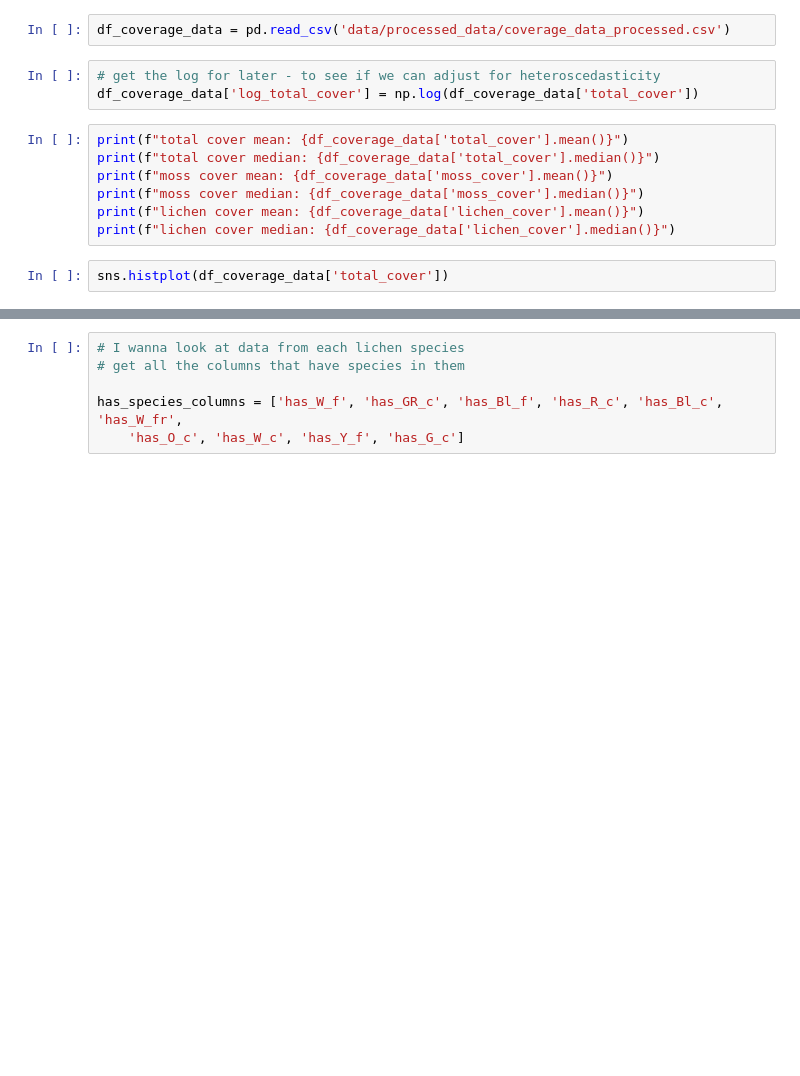
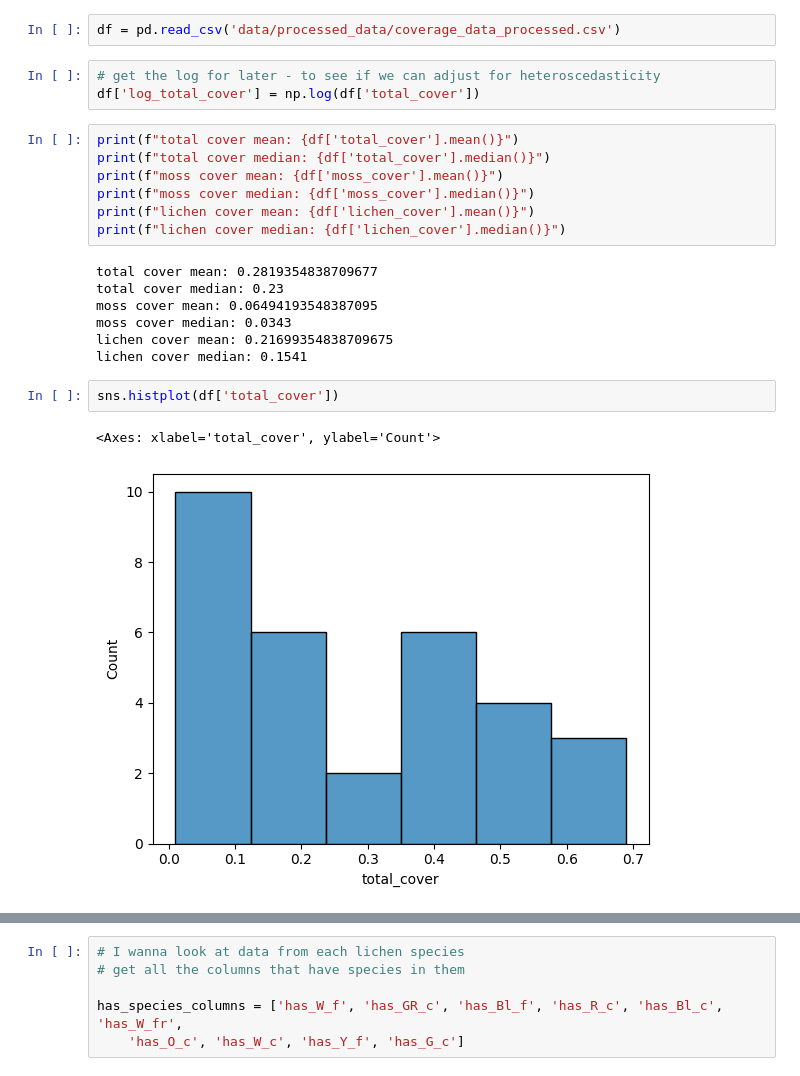
Before and after one commit to Sari-Parvillers/Vulnerable-Earth-TW1-2025, a Jupyter notebook: data_exploration.ipynb, the cells around one changed output, grey strips where cells are left out. Saved outputs shown, nothing was run; the diff lists cells and outputs as text; blank space fills up the shorter version.

```diff
--- a/data_exploration.ipynb
+++ b/data_exploration.ipynb
@@ -9,15 +7,25 @@ Error:
 # %%
-df_coverage_data = pd.read_csv('data/processed_data/coverage_data_processed.csv')
+df = pd.read_csv('data/processed_data/coverage_data_processed.csv')
 # %%
 # get the log for later - to see if we can adjust for heteroscedasticity
-df_coverage_data['log_total_cover'] = np.log(df_coverage_data['total_cover'])
+df['log_total_cover'] = np.log(df['total_cover'])
 # %%
-print(f"total cover mean: {df_coverage_data['total_cover'].mean()}")
-print(f"total cover median: {df_coverage_data['total_cover'].median()}")
-print(f"moss cover mean: {df_coverage_data['moss_cover'].mean()}")
-print(f"moss cover median: {df_coverage_data['moss_cover'].median()}")
-print(f"lichen cover mean: {df_coverage_data['lichen_cover'].mean()}")
-print(f"lichen cover median: {df_coverage_data['lichen_cover'].median()}")
+print(f"total cover mean: {df['total_cover'].mean()}")
+print(f"total cover median: {df['total_cover'].median()}")
+print(f"moss cover mean: {df['moss_cover'].mean()}")
+print(f"moss cover median: {df['moss_cover'].median()}")
+print(f"lichen cover mean: {df['lichen_cover'].mean()}")
+print(f"lichen cover median: {df['lichen_cover'].median()}")
+# %% [output]
+total cover mean: 0.2819354838709677
+total cover median: 0.23
+moss cover mean: 0.06494193548387095
+moss cover median: 0.0343
+lichen cover mean: 0.21699354838709675
+lichen cover median: 0.1541
 # %%
-sns.histplot(df_coverage_data['total_cover'])
+sns.histplot(df['total_cover'])
+# %% [output]
+<Axes: xlabel='total_cover', ylabel='Count'>
+[figure, added]
 # %%
```
Also changed, not shown: parts of 26 cells of this notebook, 1 other file.
